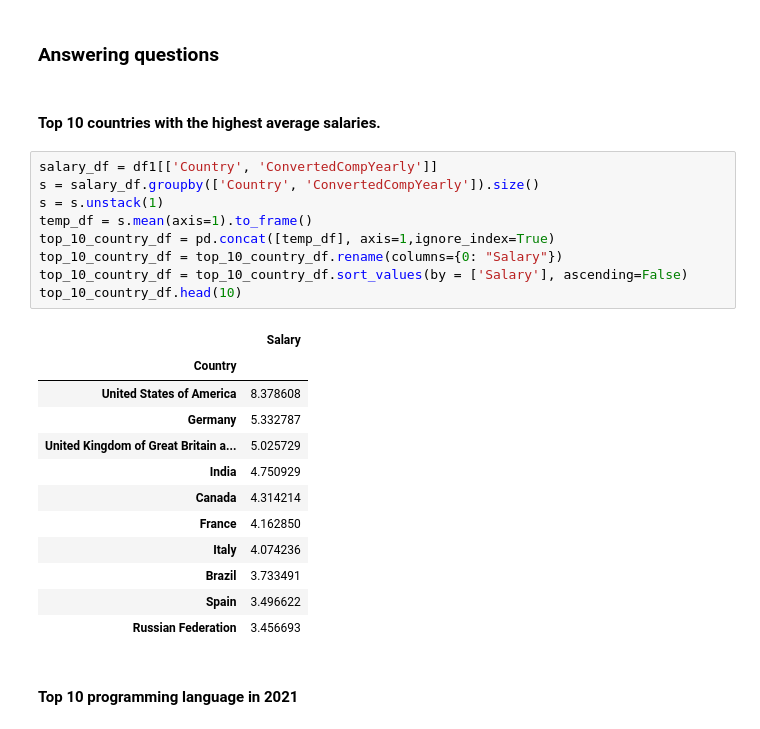
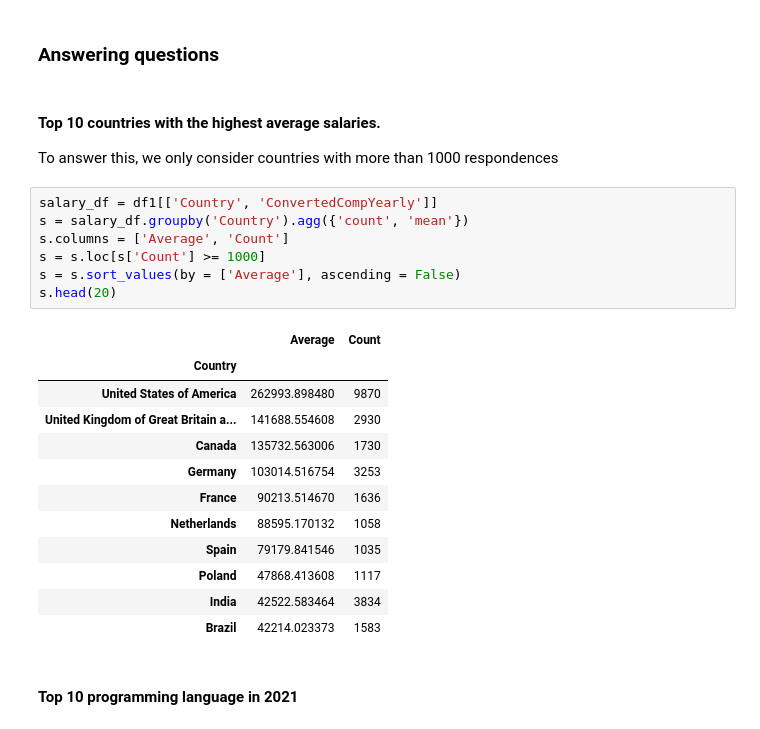
Before and after one commit to grevyarlesp/HCMUS_P4DS_Final, a Jupyter notebook: Notebook.ipynb, the cells around one changed output. Cells and saved outputs as stored; diff of their text form.

```diff
--- a/Notebook.ipynb
+++ b/Notebook.ipynb
@@ -266,28 +266,28 @@ cate_cols_info
 ### Answering questions
 # %% [markdown]
 #### Top 10 countries with the highest average salaries.
+
+To answer this, we only consider countries with more than 1000 respondences
-# %%
-salary_df = df1[['Country', 'ConvertedCompYearly']]
-s = salary_df.groupby(['Country', 'ConvertedCompYearly']).size()
-s = s.unstack(1)
-temp_df = s.mean(axis=1).to_frame()
-top_10_country_df = pd.concat([temp_df], axis=1,ignore_index=True)
-top_10_country_df = top_10_country_df.rename(columns={0: "Salary"})
-top_10_country_df = top_10_country_df.sort_values(by = ['Salary'], ascending=False)
-top_10_country_df.head(10)
-# %% [output]
-|  | Salary |
-| Country |  |
-| United States of America | 8.378608 |
-| Germany | 5.332787 |
-| United Kingdom of Great Britain a... | 5.025729 |
-| India | 4.750929 |
-| Canada | 4.314214 |
-| France | 4.162850 |
-| Italy | 4.074236 |
-| Brazil | 3.733491 |
-| Spain | 3.496622 |
-| Russian Federation | 3.456693 |
+# %%
+salary_df = df1[['Country', 'ConvertedCompYearly']]
+s = salary_df.groupby('Country').agg({'count', 'mean'})
+s.columns = ['Average', 'Count']
+s = s.loc[s['Count'] >= 1000]
+s = s.sort_values(by = ['Average'], ascending = False)
+s.head(20)
+# %% [output]
+|  | Average | Count |
+| Country |  |  |
+| United States of America | 262993.898480 | 9870 |
+| United Kingdom of Great Britain a... | 141688.554608 | 2930 |
+| Canada | 135732.563006 | 1730 |
+| Germany | 103014.516754 | 3253 |
+| France | 90213.514670 | 1636 |
+| Netherlands | 88595.170132 | 1058 |
+| Spain | 79179.841546 | 1035 |
+| Poland | 47868.413608 | 1117 |
+| India | 42522.583464 | 3834 |
+| Brazil | 42214.023373 | 1583 |
 # %% [markdown]
 #### Top 10 programming language in 2021
 # %%
```
Also changed, not shown: parts of 1 cell of this notebook, 1 other file.
